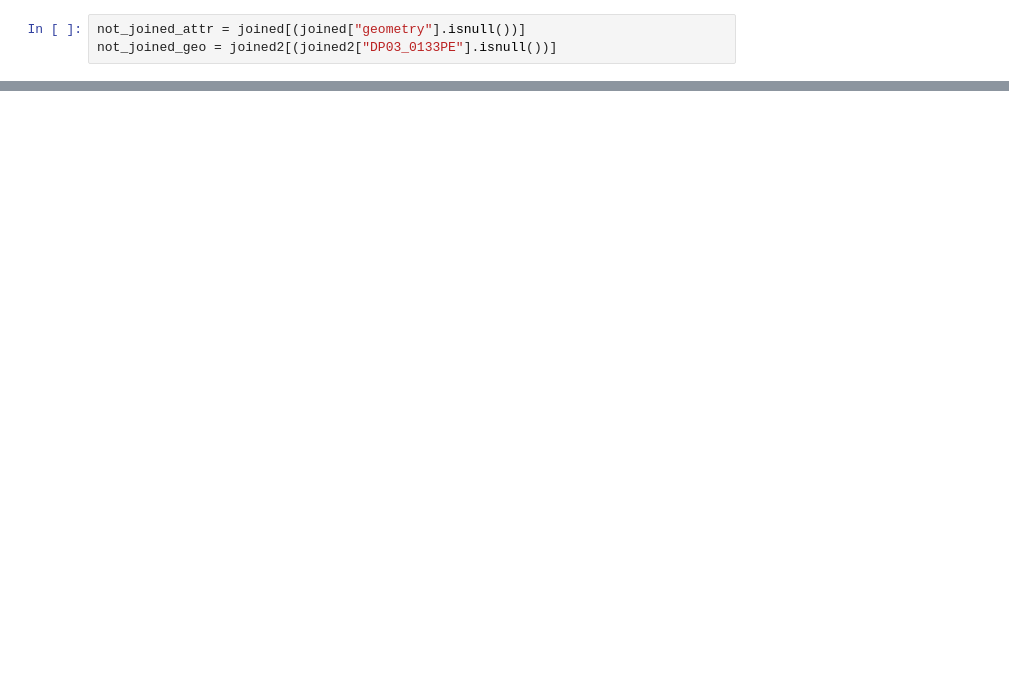
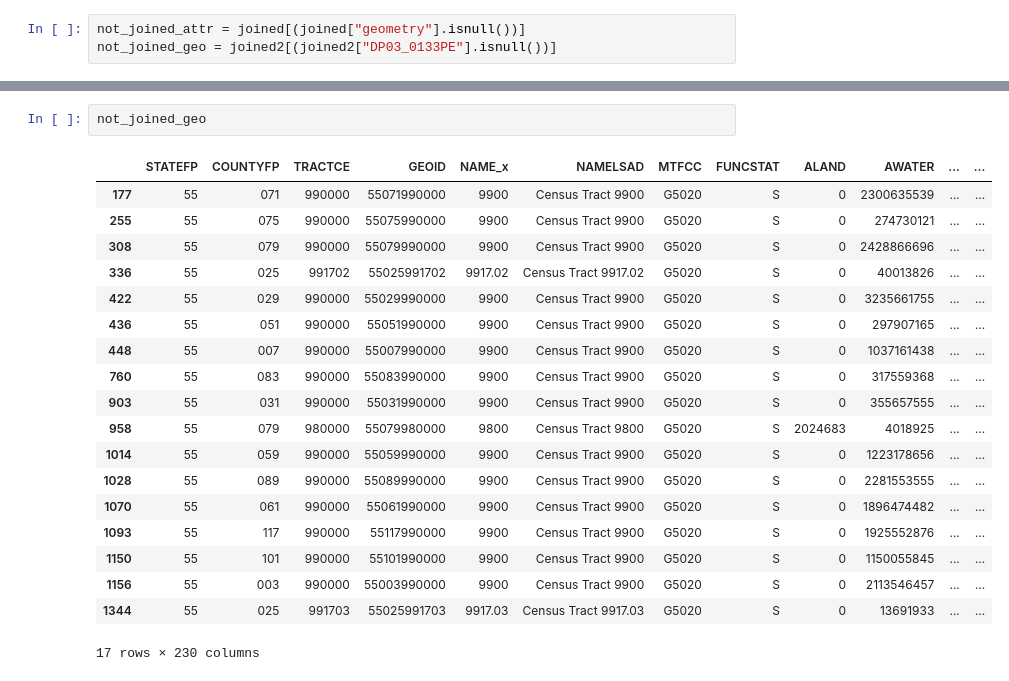
Before and after one commit to ychen884/STICC-GCC, a Jupyter notebook: process_data.ipynb, the cells around one changed output, grey strips where cells are left out. Saved outputs shown, nothing was run; the diff lists cells and outputs as text; blank space fills up the shorter version.

```diff
--- a/process_data.ipynb
+++ b/process_data.ipynb
@@ -160,0 +109,22 @@ geo
+# %%
+not_joined_geo
+# %% [output]
+|  | STATEFP | COUNTYFP | TRACTCE | GEOID | NAME_x | NAMELSAD | MTFCC | FUNCSTAT | ALAND | AWATER | ... | ... |
+| 177 | 55 | 071 | 990000 | 55071990000 | 9900 | Census Tract 9900 | G5020 | S | 0 | 2300635539 | ... | ... |
+| 255 | 55 | 075 | 990000 | 55075990000 | 9900 | Census Tract 9900 | G5020 | S | 0 | 274730121 | ... | ... |
+| 308 | 55 | 079 | 990000 | 55079990000 | 9900 | Census Tract 9900 | G5020 | S | 0 | 2428866696 | ... | ... |
+| 336 | 55 | 025 | 991702 | 55025991702 | 9917.02 | Census Tract 9917.02 | G5020 | S | 0 | 40013826 | ... | ... |
+| 422 | 55 | 029 | 990000 | 55029990000 | 9900 | Census Tract 9900 | G5020 | S | 0 | 3235661755 | ... | ... |
+| 436 | 55 | 051 | 990000 | 55051990000 | 9900 | Census Tract 9900 | G5020 | S | 0 | 297907165 | ... | ... |
+| 448 | 55 | 007 | 990000 | 55007990000 | 9900 | Census Tract 9900 | G5020 | S | 0 | 1037161438 | ... | ... |
+| 760 | 55 | 083 | 990000 | 55083990000 | 9900 | Census Tract 9900 | G5020 | S | 0 | 317559368 | ... | ... |
+| 903 | 55 | 031 | 990000 | 55031990000 | 9900 | Census Tract 9900 | G5020 | S | 0 | 355657555 | ... | ... |
+| 958 | 55 | 079 | 980000 | 55079980000 | 9800 | Census Tract 9800 | G5020 | S | 2024683 | 4018925 | ... | ... |
+| 1014 | 55 | 059 | 990000 | 55059990000 | 9900 | Census Tract 9900 | G5020 | S | 0 | 1223178656 | ... | ... |
+| 1028 | 55 | 089 | 990000 | 55089990000 | 9900 | Census Tract 9900 | G5020 | S | 0 | 2281553555 | ... | ... |
+| 1070 | 55 | 061 | 990000 | 55061990000 | 9900 | Census Tract 9900 | G5020 | S | 0 | 1896474482 | ... | ... |
+| 1093 | 55 | 117 | 990000 | 55117990000 | 9900 | Census Tract 9900 | G5020 | S | 0 | 1925552876 | ... | ... |
+| 1150 | 55 | 101 | 990000 | 55101990000 | 9900 | Census Tract 9900 | G5020 | S | 0 | 1150055845 | ... | ... |
+| 1156 | 55 | 003 | 990000 | 55003990000 | 9900 | Census Tract 9900 | G5020 | S | 0 | 2113546457 | ... | ... |
+| 1344 | 55 | 025 | 991703 | 55025991703 | 9917.03 | Census Tract 9917.03 | G5020 | S | 0 | 13691933 | ... | ... |
+17 rows × 230 columns
```
Also changed, not shown: parts of 15 cells of this notebook, 2 other files.
